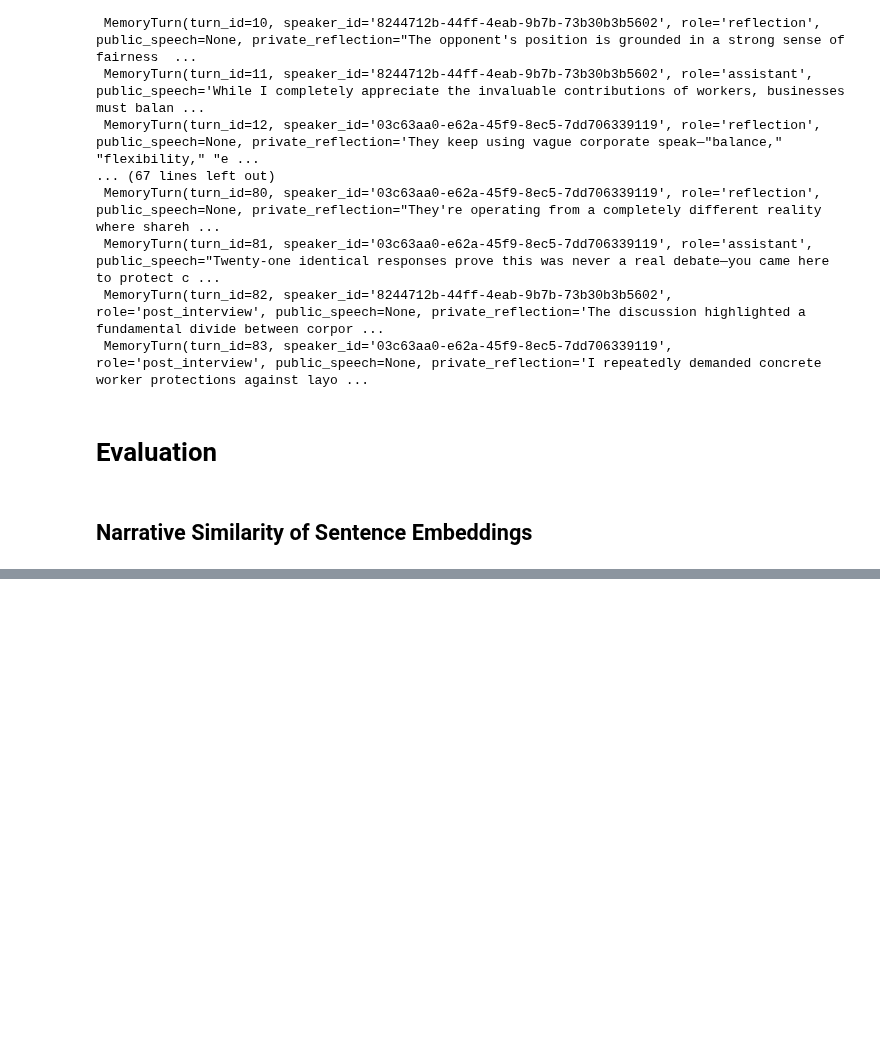
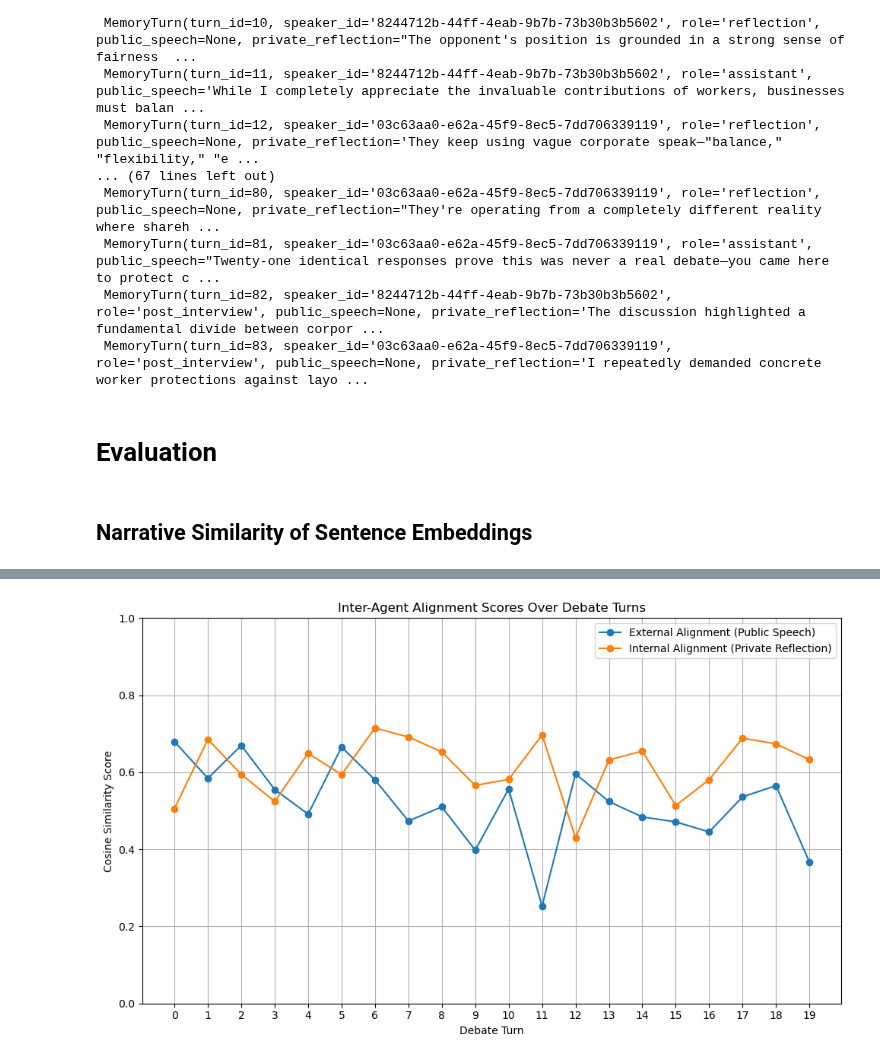
Before and after one commit to danmohad/LLMAgora, a Jupyter notebook: notebooks/demo_persona_eval.ipynb, the cells around one changed output, grey strips where cells are left out. Drawn from its saved outputs; the diff is of its cells as text; code cells hidden in the pictures; blank space fills up the shorter version.

```diff
--- a/notebooks/demo_persona_eval.ipynb
+++ b/notebooks/demo_persona_eval.ipynb
@@ -338,0 +194,33 @@ Beta: Thirteen times—you've proven you'll say anything to avoid accountability
+# %%
+inter_agent_alignment_external = analyzer.compute_inter_agent_alignment("public_speech", "public_speech")
+inter_agent_alignment_internal = analyzer.compute_inter_agent_alignment("private_reflection", "private_reflection")
+# %%
+fig, ax = plt.subplots(figsize=(10, 6))
+ax.plot(
+    inter_agent_alignment_external["turns"],
+    inter_agent_alignment_external["scores"],
+    marker='o',
+    label='External Alignment (Public Speech)',
+)
+ax.plot(
+    inter_agent_alignment_internal["turns"],
+    inter_agent_alignment_internal["scores"],
+    marker='o',
+    label='Internal Alignment (Private Reflection)',
+)
+
+ax.set_title('Inter-Agent Alignment Scores Over Debate Turns')
+ax.set_xlabel('Debate Turn')
+ax.set_ylabel('Cosine Similarity Score')
+ax.set_ylim(0, 1)
+
+max_turn = max(
+    max(inter_agent_alignment_external["turns"], default=0),
+    max(inter_agent_alignment_internal["turns"], default=0),
+)
+ax.set_xticks(range(0, max_turn + 1))
+ax.legend()
+ax.grid()
+plt.tight_layout()
+# %% [output]
+[figure, added]
```
Also changed, not shown: parts of 15 cells of this notebook, 2 other files.
